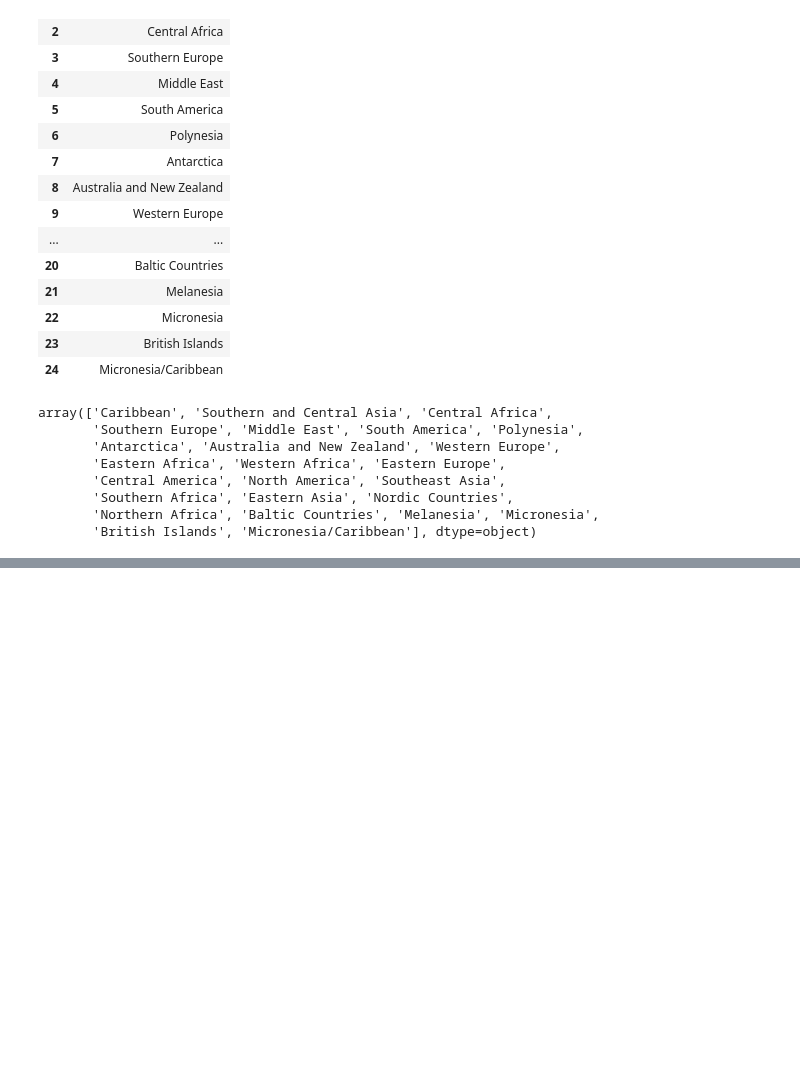
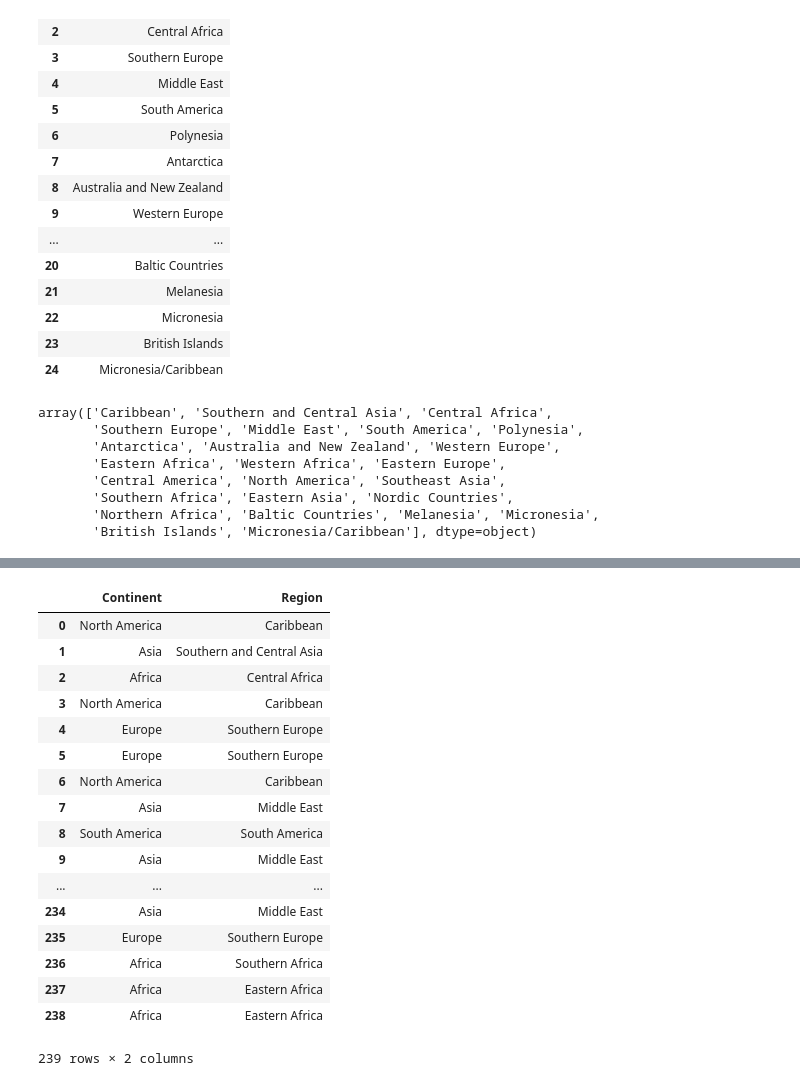
Before and after one commit to dobestan/pydata-101, a Jupyter notebook: SQL/get-unique-values.ipynb, the cells around one changed output, grey strips where cells are left out. Drawn from its saved outputs; the diff is of its cells as text; code cells hidden in the pictures; blank space fills up the shorter version.

```diff
--- a/SQL/get-unique-values.ipynb
+++ b/SQL/get-unique-values.ipynb
@@ -75,0 +131,23 @@ array(['Caribbean', 'Southern and Central Asia', 'Central Africa',
+# %%
+df = df[["Continent", "Region"]]
+# %%
+df
+# %% [output]
+|  | Continent | Region |
+| 0 | North America | Caribbean |
+| 1 | Asia | Southern and Central Asia |
+| 2 | Africa | Central Africa |
+| 3 | North America | Caribbean |
+| 4 | Europe | Southern Europe |
+| 5 | Europe | Southern Europe |
+| 6 | North America | Caribbean |
+| 7 | Asia | Middle East |
+| 8 | South America | South America |
+| 9 | Asia | Middle East |
+| ... | ... | ... |
+| 234 | Asia | Middle East |
+| 235 | Europe | Southern Europe |
+| 236 | Africa | Southern Africa |
+| 237 | Africa | Eastern Africa |
+| 238 | Africa | Eastern Africa |
+239 rows × 2 columns
```
Also changed, not shown: parts of 4 cells of this notebook.
